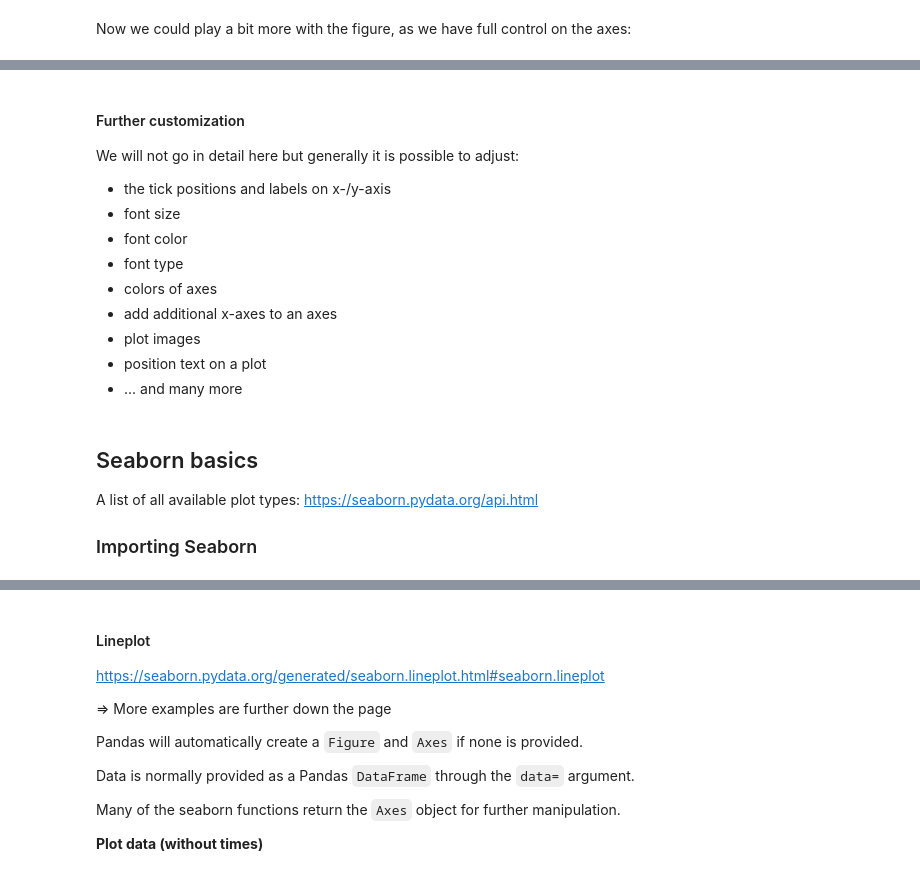
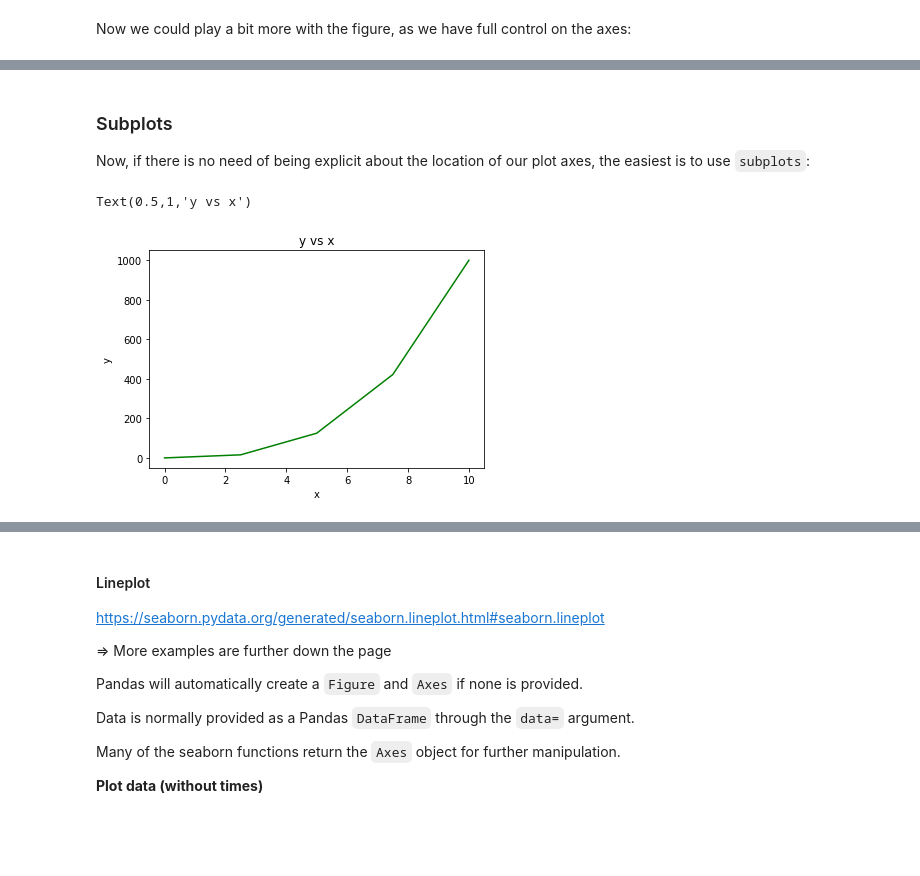
Before and after one commit to torstendahm/seismology_classroom, a Jupyter notebook: Basics of Git and Python/4.0 Matplotlib and Seaborn.ipynb, the cells around one changed output, grey strips where cells are left out. Saved outputs shown, nothing was run; the diff lists cells and outputs as text; code cells hidden in the pictures; blank space fills up the shorter version.

```diff
--- a/Basics of Git and Python/4.0 Matplotlib and Seaborn.ipynb
+++ b/Basics of Git and Python/4.0 Matplotlib and Seaborn.ipynb
@@ -256,11 +100,0 @@ You should be familiar with this dataset by now.
-# %%
-import numpy as np
-time, ns, ew, ud = np.loadtxt("lecture_13/station_1.dat", unpack=True)
-time2, ns2, ew2, ud2 = np.loadtxt("lecture_13/station_2.dat", unpack=True)
-
-# Random data
-np.random.seed(0)
-x = np.random.randn(100)
-y = x + np.random.randn(100) + 10
-z = np.abs(np.random.randn(100) * 80)
-y2 = x + np.random.randn(100) + 15
@@ -351,10 +100,0 @@ The contour plot is used to answer the question:
-# %%
-# Random data
-x = np.linspace(-5, 5, 20)
-y = np.linspace(-5, 5, 20)
-X, Y = np.meshgrid(x, y)
-
-def fn(x, y):
-    return np.sqrt(x**2 + y**2)
-
-Z = fn(X, Y)
@@ -451,20 +101,14 @@ _ = axes.legend()
-# %% [markdown]
-#### Further customization
-
-We will not go in detail here but generally it is possible to adjust:
-
-- the tick positions and labels on x-/y-axis
-- font size
-- font color
-- font type
-- colors of axes
-- add additional x-axes to an axes
-- plot images
-- position text on a plot
-- ... and many more
-# %% [markdown]
-## Seaborn basics
-
-A list of all available plot types: https://seaborn.pydata.org/api.html
-
-### Importing Seaborn
+# %% [markdown]
+### Subplots
+
+Now, if there is no need of being explicit about the location of our plot axes, the easiest is to use `subplots`:
+# %%
+fig, axes = plt.subplots()
+
+axes.plot(x,y,'g')
+axes.set_xlabel('x')
+axes.set_ylabel('y')
+axes.set_title('y vs x')
+# %% [output]
+Text(0.5,1,'y vs x')
+[figure, added]
```
Also changed, not shown: parts of 92 cells of this notebook, 4 other files.
